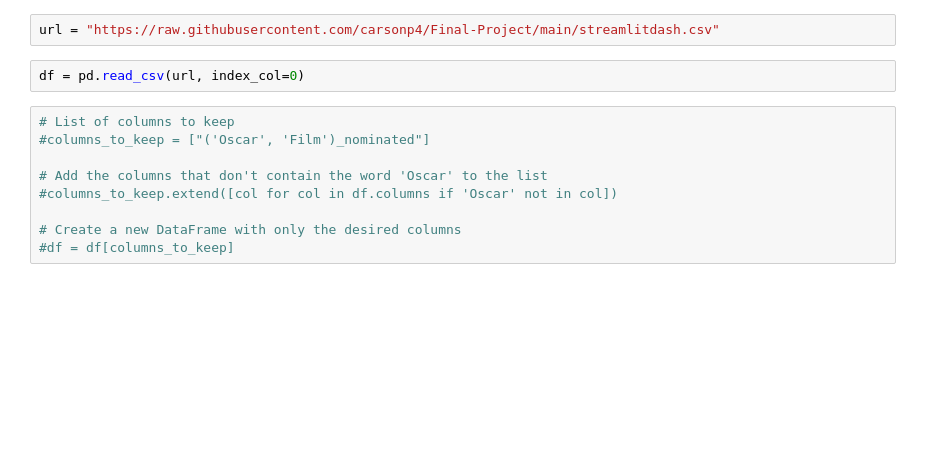
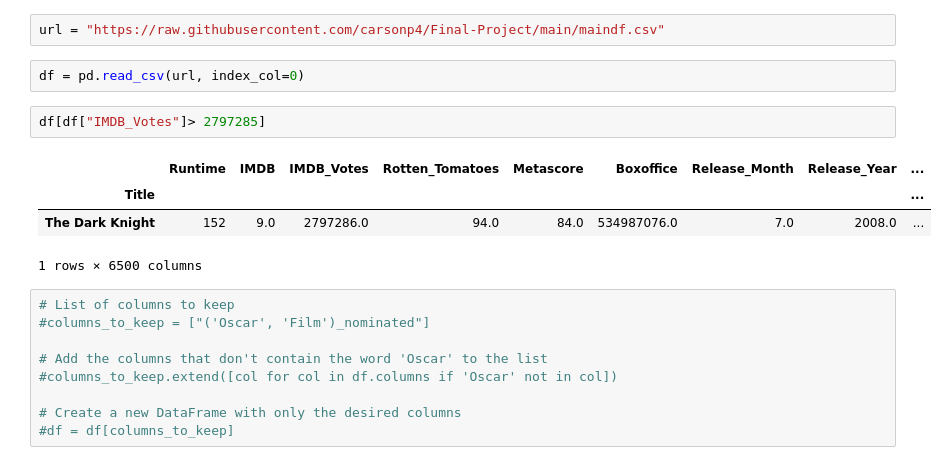
Before and after one commit to carsonp4/Final-Project, a Jupyter notebook: buildanompractice.ipynb, the cells around one changed output. Drawn from its saved outputs; the diff is of its cells as text; blank space fills up the shorter version.

```diff
--- a/buildanompractice.ipynb
+++ b/buildanompractice.ipynb
@@ -8,9 +8,16 @@ from sklearn.metrics import accuracy_score
 import datetime
 import pickle
 # %%
-url = "https://raw.githubusercontent.com/carsonp4/Final-Project/main/streamlitdash.csv"
+url = "https://raw.githubusercontent.com/carsonp4/Final-Project/main/maindf.csv"
 # %%
 df = pd.read_csv(url, index_col=0)
+# %%
+df[df["IMDB_Votes"]> 2797285]
+# %% [output]
+|  | Runtime | IMDB | IMDB_Votes | Rotten_Tomatoes | Metascore | Boxoffice | Release_Month | Release_Year | ... |
+| Title |  |  |  |  |  |  |  |  | ... |
+| The Dark Knight | 152 | 9.0 | 2797286.0 | 94.0 | 84.0 | 534987076.0 | 7.0 | 2008.0 | ... |
+1 rows × 6500 columns
 # %%
 # List of columns to keep
 #columns_to_keep = ["('Oscar', 'Film')_nominated"]
```
Also changed, not shown: parts of 8 cells of this notebook, 2 other files.
